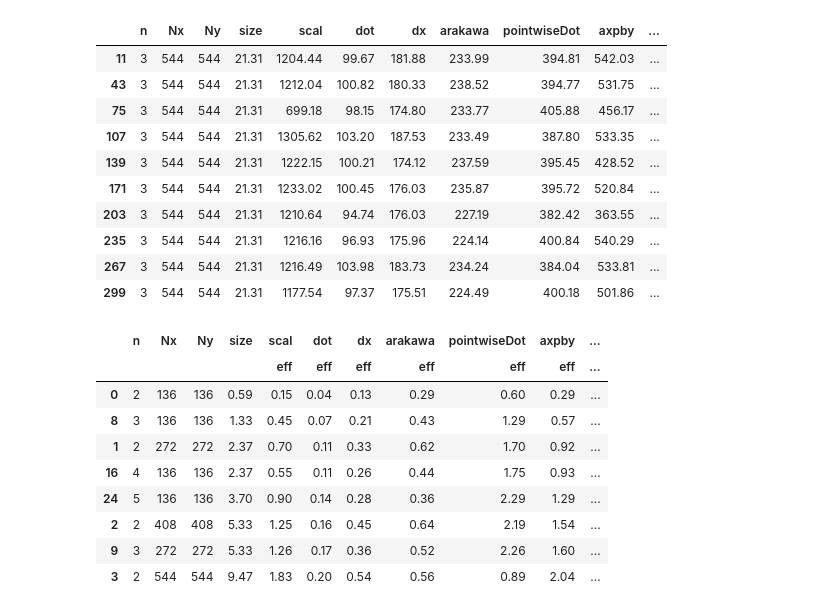
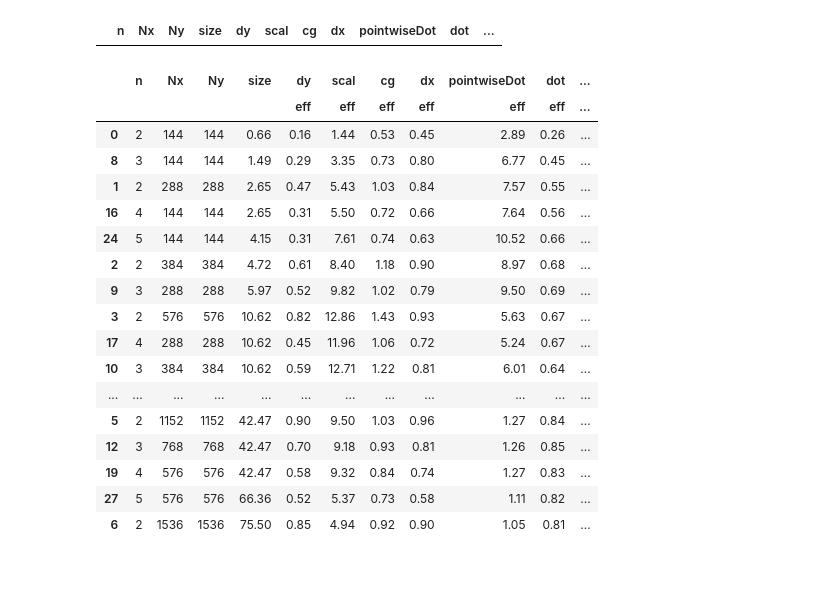
Before and after one commit to mwiesenberger/performance, a Jupyter notebook: 0-analysis.ipynb, the cells around one changed output. Cells and saved outputs as stored; diff of their text form; code cells hidden in the pictures; blank space fills up the shorter version.

```diff
--- a/0-analysis.ipynb
+++ b/0-analysis.ipynb
@@ -7,7 +7,7 @@ memops = {'scal':2, 'axpby':3, 'pointwiseDot':6, 'dot':2, 'dx':3, 'dy':3,
          'arakawa':34, 'cg':42}
 # %%
 #read in csv file
-df1 = pd.read_csv('benchmark_knl_mpi1.csv', delimiter=' ')
+df1 = pd.read_csv('benchmark_skl_mpi1.csv', delimiter=' ')
 #add size and get rid of non-relevant columns
 df1.insert(0,'size', 8*df1['n']*df1['n']*df1['Nx']*df1['Ny']/1e6)
 for name, mem in memops.items():
@@ -15,17 +15,7 @@ for name, mem in memops.items():
 dfr = df1[['n','Nx','Ny','size']+list(memops.keys())]
 dfr[(dfr['n']==3) & (dfr['Nx']==544)]
 # %% [output]
-|  | n | Nx | Ny | size | scal | dot | dx | arakawa | pointwiseDot | axpby | ... |
-| 11 | 3 | 544 | 544 | 21.31 | 1204.44 | 99.67 | 181.88 | 233.99 | 394.81 | 542.03 | ... |
-| 43 | 3 | 544 | 544 | 21.31 | 1212.04 | 100.82 | 180.33 | 238.52 | 394.77 | 531.75 | ... |
-| 75 | 3 | 544 | 544 | 21.31 | 699.18 | 98.15 | 174.80 | 233.77 | 405.88 | 456.17 | ... |
-| 107 | 3 | 544 | 544 | 21.31 | 1305.62 | 103.20 | 187.53 | 233.49 | 387.80 | 533.35 | ... |
-| 139 | 3 | 544 | 544 | 21.31 | 1222.15 | 100.21 | 174.12 | 237.59 | 395.45 | 428.52 | ... |
-| 171 | 3 | 544 | 544 | 21.31 | 1233.02 | 100.45 | 176.03 | 235.87 | 395.72 | 520.84 | ... |
-| 203 | 3 | 544 | 544 | 21.31 | 1210.64 | 94.74 | 176.03 | 227.19 | 382.42 | 363.55 | ... |
-| 235 | 3 | 544 | 544 | 21.31 | 1216.16 | 96.93 | 175.96 | 224.14 | 400.84 | 540.29 | ... |
-| 267 | 3 | 544 | 544 | 21.31 | 1216.49 | 103.98 | 183.73 | 234.24 | 384.04 | 533.81 | ... |
-| 299 | 3 | 544 | 544 | 21.31 | 1177.54 | 97.37 | 175.51 | 224.49 | 400.18 | 501.86 | ... |
+|  | n | Nx | Ny | size | dy | scal | cg | dx | pointwiseDot | dot | ... |
 # %%
 #compute mean and standard derivation of 'same' groups
 dfr=dfr.groupby(['n', 'Nx','Ny','size']).agg(['mean', 'std'])
@@ -48,19 +38,27 @@ efficiency=efficiency.join( dfr[cols])
 # %%
 pd.set_option('precision',2)
 efficiency=efficiency.sort_values(by='size')
 #efficiency.loc[:,'size']
-efficiency.iloc[0:8]
+efficiency.iloc[0:20]
 # %% [output]
-|  | n | Nx | Ny | size | scal | dot | dx | arakawa | pointwiseDot | axpby | ... |
+|  | n | Nx | Ny | size | dy | scal | cg | dx | pointwiseDot | dot | ... |
 |  |  |  |  |  | eff | eff | eff | eff | eff | eff | ... |
-| 0 | 2 | 136 | 136 | 0.59 | 0.15 | 0.04 | 0.13 | 0.29 | 0.60 | 0.29 | ... |
-| 8 | 3 | 136 | 136 | 1.33 | 0.45 | 0.07 | 0.21 | 0.43 | 1.29 | 0.57 | ... |
-| 1 | 2 | 272 | 272 | 2.37 | 0.70 | 0.11 | 0.33 | 0.62 | 1.70 | 0.92 | ... |
-| 16 | 4 | 136 | 136 | 2.37 | 0.55 | 0.11 | 0.26 | 0.44 | 1.75 | 0.93 | ... |
-| 24 | 5 | 136 | 136 | 3.70 | 0.90 | 0.14 | 0.28 | 0.36 | 2.29 | 1.29 | ... |
-| 2 | 2 | 408 | 408 | 5.33 | 1.25 | 0.16 | 0.45 | 0.64 | 2.19 | 1.54 | ... |
-| 9 | 3 | 272 | 272 | 5.33 | 1.26 | 0.17 | 0.36 | 0.52 | 2.26 | 1.60 | ... |
-| 3 | 2 | 544 | 544 | 9.47 | 1.83 | 0.20 | 0.54 | 0.56 | 0.89 | 2.04 | ... |
+| 0 | 2 | 144 | 144 | 0.66 | 0.16 | 1.44 | 0.53 | 0.45 | 2.89 | 0.26 | ... |
+| 8 | 3 | 144 | 144 | 1.49 | 0.29 | 3.35 | 0.73 | 0.80 | 6.77 | 0.45 | ... |
+| 1 | 2 | 288 | 288 | 2.65 | 0.47 | 5.43 | 1.03 | 0.84 | 7.57 | 0.55 | ... |
+| 16 | 4 | 144 | 144 | 2.65 | 0.31 | 5.50 | 0.72 | 0.66 | 7.64 | 0.56 | ... |
+| 24 | 5 | 144 | 144 | 4.15 | 0.31 | 7.61 | 0.74 | 0.63 | 10.52 | 0.66 | ... |
+| 2 | 2 | 384 | 384 | 4.72 | 0.61 | 8.40 | 1.18 | 0.90 | 8.97 | 0.68 | ... |
+| 9 | 3 | 288 | 288 | 5.97 | 0.52 | 9.82 | 1.02 | 0.79 | 9.50 | 0.69 | ... |
+| 3 | 2 | 576 | 576 | 10.62 | 0.82 | 12.86 | 1.43 | 0.93 | 5.63 | 0.67 | ... |
+| 17 | 4 | 288 | 288 | 10.62 | 0.45 | 11.96 | 1.06 | 0.72 | 5.24 | 0.67 | ... |
+| 10 | 3 | 384 | 384 | 10.62 | 0.59 | 12.71 | 1.22 | 0.81 | 6.01 | 0.64 | ... |
+| ... | ... | ... | ... | ... | ... | ... | ... | ... | ... | ... | ... |
+| 5 | 2 | 1152 | 1152 | 42.47 | 0.90 | 9.50 | 1.03 | 0.96 | 1.27 | 0.84 | ... |
+| 12 | 3 | 768 | 768 | 42.47 | 0.70 | 9.18 | 0.93 | 0.81 | 1.26 | 0.85 | ... |
+| 19 | 4 | 576 | 576 | 42.47 | 0.58 | 9.32 | 0.84 | 0.74 | 1.27 | 0.83 | ... |
+| 27 | 5 | 576 | 576 | 66.36 | 0.52 | 5.37 | 0.73 | 0.58 | 1.11 | 0.82 | ... |
+| 6 | 2 | 1536 | 1536 | 75.50 | 0.85 | 4.94 | 0.92 | 0.90 | 1.05 | 0.81 | ... |
 # %%
 fig=plt.figure()
 ax = efficiency['dy'].plot(style='ro',x=efficiency.loc[:,'size'],y='eff',yerr='eff_err')
```
Also changed, not shown: parts of 2 cells of this notebook, 6 other files.
